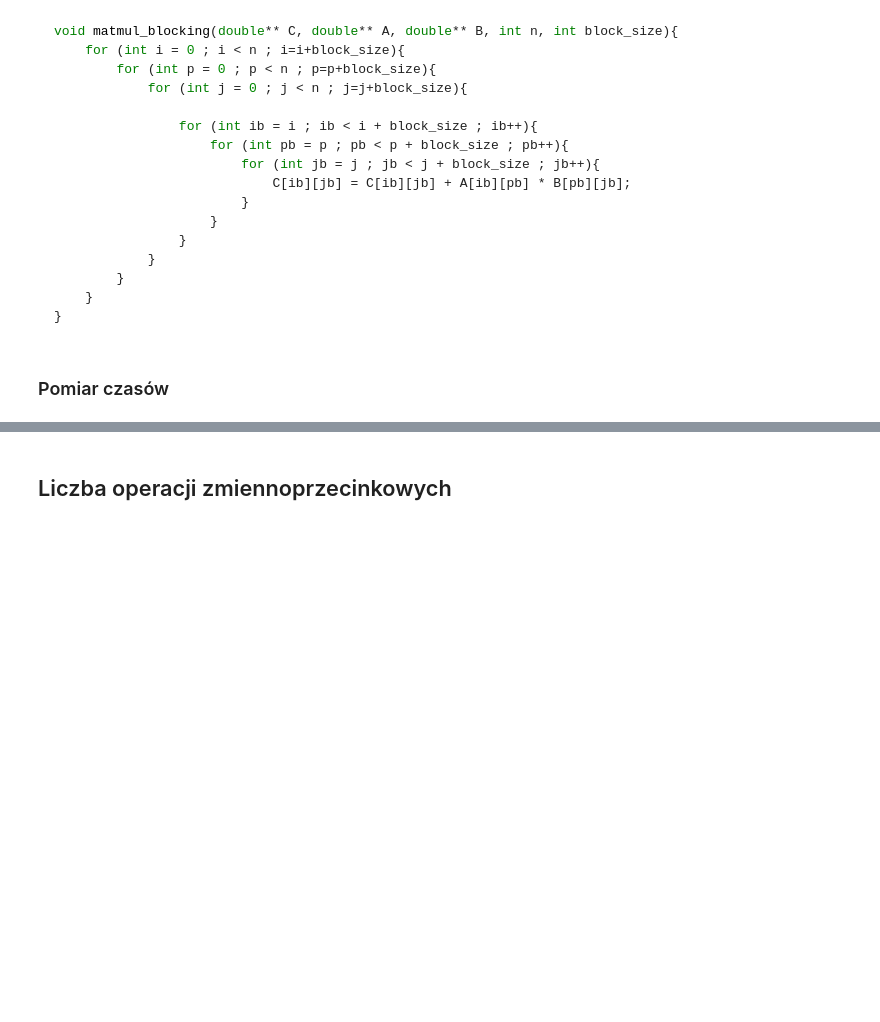
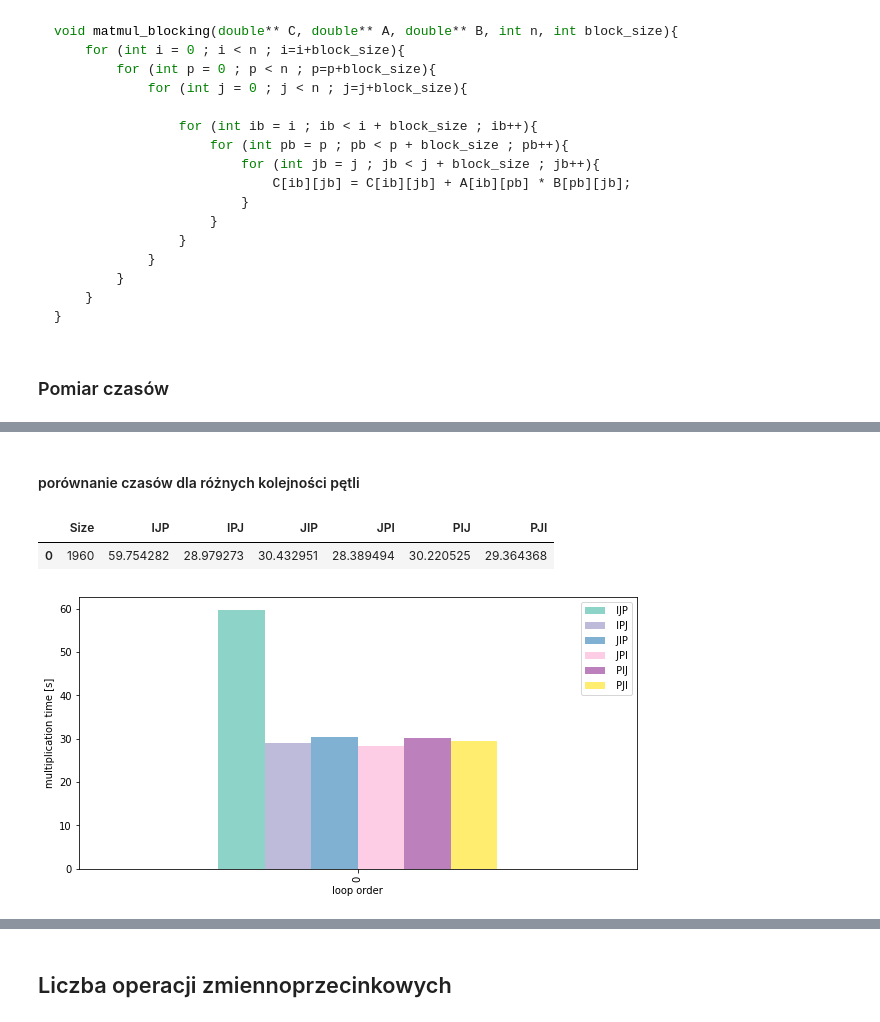
Before and after one commit to mhawryluk/matrix-algorithms, a Jupyter notebook: lab1/lab1.ipynb, the cells around one changed output, grey strips where cells are left out. Saved outputs shown, nothing was run; the diff lists cells and outputs as text; code cells hidden in the pictures; blank space fills up the shorter version.

Commit message:
added csv data plotting

````diff
--- a/lab1/lab1.ipynb
+++ b/lab1/lab1.ipynb
@@ -498,3 +521,24 @@ int main()
     return 0;
 }
 ```
+# %% [markdown]
+#### porównanie czasów dla różnych kolejności pętli
+# %%
+def show_mult_times(file):
+    data = pd.read_csv(file)
+
+    data.drop(columns="Size").plot(
+        kind='bar',
+        xlabel='loop order',
+        ylabel='multiplication time [s]',
+        figsize=(10, 5),
+        colormap='Set3'
+    )
+
+    return data
+
+show_mult_times("matmul_times.csv")
+# %% [output]
+|  | Size | IJP | IPJ | JIP | JPI | PIJ | PJI |
+| 0 | 1960 | 59.754282 | 28.979273 | 30.432951 | 28.389494 | 30.220525 | 29.364368 |
+[figure, added]
````
Also changed, not shown: parts of 3 cells of this notebook.
